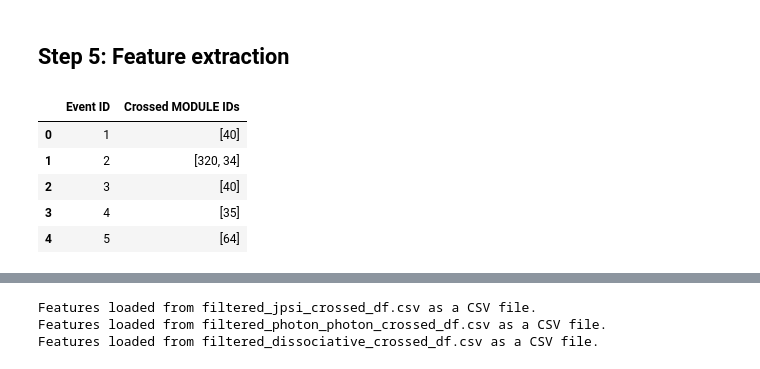
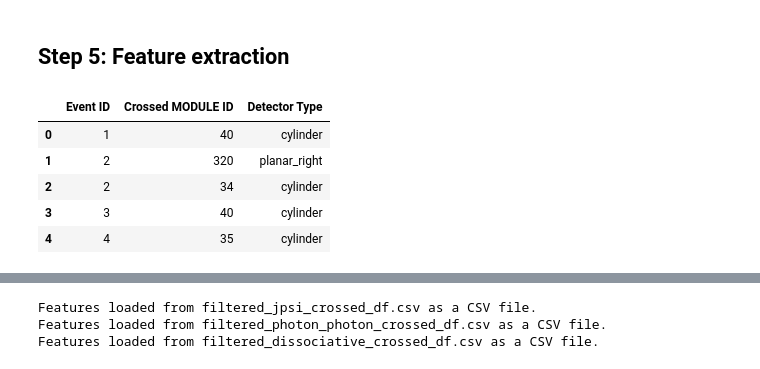
Before and after one commit to siragoni/ML-upc, a Jupyter notebook: ClassifierV2-before-reconstruction.ipynb, the cells around one changed output, grey strips where cells are left out. Saved outputs shown, nothing was run; the diff lists cells and outputs as text; code cells hidden in the pictures.

```diff
--- a/ClassifierV2-before-reconstruction.ipynb
+++ b/ClassifierV2-before-reconstruction.ipynb
@@ -384,47 +394,102 @@ detector.visualize_event(filtered_jpsi_df, event_number=1, dashed=True, line_col
 import pandas as pd
 import numpy as np
 
+
 def create_crossed_modules_df(detector, df):
     """
-    Creates a new dataframe with Event ID and the list of Crossed MODULE IDs for each event.
+    Creates a new dataframe with Event ID, Crossed MODULE IDs, and Detector Type for each event.
 
     Parameters:
     detector (ToyDetector): The instance of the ToyDetector class.
     df (pd.DataFrame): The filtered dataframe containing track information.
 
     Returns:
-    pd.DataFrame: A new dataframe with 'Event ID' and 'Crossed MODULE IDs'.
+    pd.DataFrame: A new dataframe with 'Event ID', 'Crossed MODULE IDs', and 'Detector Type'.
     """
+    # Hardcode the z values based on the ToyDetector.py setup
+    planar_z1 = 1.2 * detector.z_max  # Planar detector on the right side
+    planar_z2 = 1.2 * detector.z_min  # Planar detector on the left side
+
     # Initialize a list to store the results
     results = []
 
     # Group the dataframe by 'Event ID'
     grouped = df.groupby('Event ID')
 
     # Iterate over each group (event)
     for event_number, group in grouped:
         # Get the list of crossed module IDs for this event
         crossed_module_ids = detector.compute_crossed_detector_elements(df, event_number)
 
-        # Append the result to the list
-        results.append({'Event ID': event_number, 'Crossed MODULE IDs': crossed_module_ids})
+        # Determine the type of detector for each crossed module
+        for module_id in crossed_module_ids:
+            # Retrieve the module's information from the detector
+            module_info = next(module for module in detector.modules if module['module_ID'] == module_id)
+
+            # Determine the detector type based on the z position
+            if module_info['type'] == 'cylinder':
+                detector_type = 'cylinder'
+            elif module_info['type'] == 'planar' and module_info['z_pos'] == planar_z1:
+                detector_type = 'planar_right'
+            elif module_info['type'] == 'planar' and module_info['z_pos'] == planar_z2:
+                detector_type = 'planar_left'
+            else:
+                detector_type = 'unknown'  # Just in case there's an unexpected ID
+
+            # Append the result to the list
+            results.append({
+                'Event ID': event_number,
+                'Crossed MODULE ID': module_id,
+                'Detector Type': detector_type
+            })
 
     # Convert the list of results into a DataFrame
     crossed_modules_df = pd.DataFrame(results)
 
     return crossed_modules_df
+
+
+# def create_crossed_modules_df(detector, df):
+#     """
+#     Creates a new dataframe with Event ID and the list of Crossed MODULE IDs for each event.
+
+#     Parameters:
+#     detector (ToyDetector): The instance of the ToyDetector class.
+#     df (pd.DataFrame): The filtered dataframe containing track information.
+
+#     Returns:
+#     pd.DataFrame: A new dataframe with 'Event ID' and 'Crossed MODULE IDs'.
+#     """
+#     # Initialize a list to store the results
+#     results = []
+
+#     # Group the dataframe by 'Event ID'
+#     grouped = df.groupby('Event ID')
+
+#     # Iterate over each group (event)
+#     for event_number, group in grouped:
+#         # Get the list of crossed module IDs for this event
+#         crossed_module_ids = detector.compute_crossed_detector_elements(df, event_number)
+
+#         # Append the result to the list
+#         results.append({'Event ID': event_number, 'Crossed MODULE IDs': crossed_module_ids})
+
+#     # Convert the list of results into a DataFrame
+#     crossed_modules_df = pd.DataFrame(results)
+
+#     return crossed_modules_df
 
 # Assuming detector is an instance of ToyDetector and df_filtered is your filtered dataframe
 filtered_jpsi_crossed_df = create_crossed_modules_df(detector, filtered_jpsi_df)
 filtered_photon_photon_crossed_df = create_crossed_modules_df(detector, filtered_photon_photon_df)
 filtered_dissociative_crossed_df = create_crossed_modules_df(detector, filtered_dissociative_df)
 
 # Display the first few rows to check the result
 filtered_jpsi_crossed_df.head()
 # %% [output]
-|  | Event ID | Crossed MODULE IDs |
-| 0 | 1 | [40] |
-| 1 | 2 | [320, 34] |
-| 2 | 3 | [40] |
-| 3 | 4 | [35] |
-| 4 | 5 | [64] |
+|  | Event ID | Crossed MODULE ID | Detector Type |
+| 0 | 1 | 40 | cylinder |
+| 1 | 2 | 320 | planar_right |
+| 2 | 2 | 34 | cylinder |
+| 3 | 3 | 40 | cylinder |
+| 4 | 4 | 35 | cylinder |
```
Also changed, not shown: parts of 21 cells of this notebook, 6 other files.
